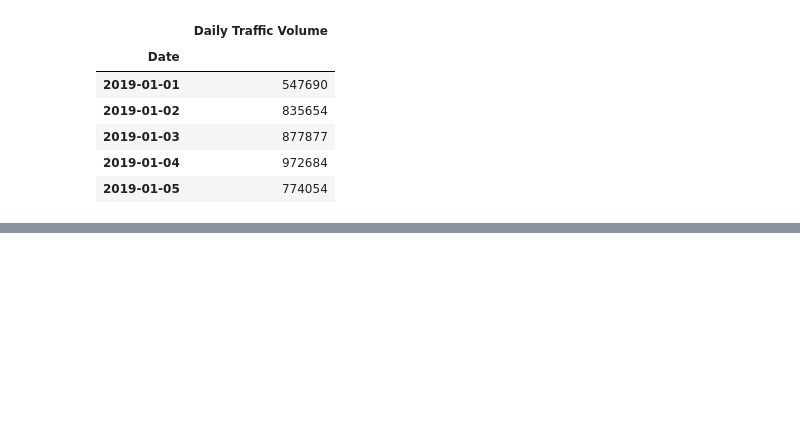
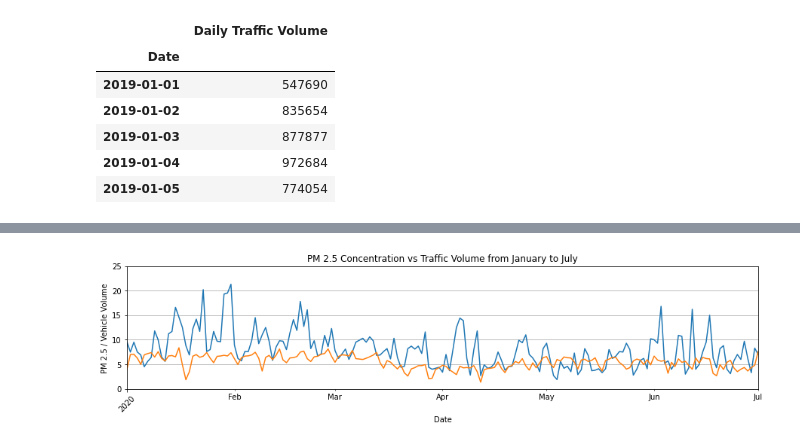
Before and after one commit to gonzaloreusch/Air-Quality, a Jupyter notebook: DataFrames/traffic.ipynb, the cells around one changed output, grey strips where cells are left out. Saved outputs shown, nothing was run; the diff lists cells and outputs as text; code cells hidden in the pictures; blank space fills up the shorter version.

```diff
--- a/DataFrames/traffic.ipynb
+++ b/DataFrames/traffic.ipynb
@@ -118,0 +128,32 @@ aqi_data.head()
+# %%
+x = aqi_traffic['Date']
+y = aqi_traffic['PM2.5']
+y2 = aqi_traffic['Daily Traffic Volume']
+
+# graph date ticks
+plt.figure(figsize=(15,3))
+ax = plt.gca()
+dates = x
+dates = [datetime.strptime(d, "%Y-%m-%d") for d in dates]
+plt.plot(dates, y)
+plt.plot(dates, (y2/100000))
+ax.set_xlim([dates[0], dates[-1]])
+
+ax.xaxis.set_major_locator(mdates.YearLocator())
+ax.xaxis.set_major_formatter(mdates.DateFormatter('%Y'))
+ax.xaxis.set_minor_locator(mdates.MonthLocator())
+ax.xaxis.set_minor_formatter(mdates.DateFormatter('%b'))
+
+# graph formatting
+plt.title(f'PM 2.5 Concentration vs Traffic Volume from January to July')
+ax.grid(axis='both')
+plt.xlim(pd.Timestamp('2020-1-1'), pd.Timestamp('2020-7-1'))
+plt.ylim(0,25)
+plt.xticks(rotation=45)
+plt.xlabel('Date')
+plt.ylabel('PM 2.5 / Vehicle Volume')
+
+plt.savefig('../Images/AQI-v-Traffic-2020.jpg')
+plt.show()
+# %% [output]
+[figure, added]
```
Also changed, not shown: parts of 3 cells of this notebook, 5 other files.
